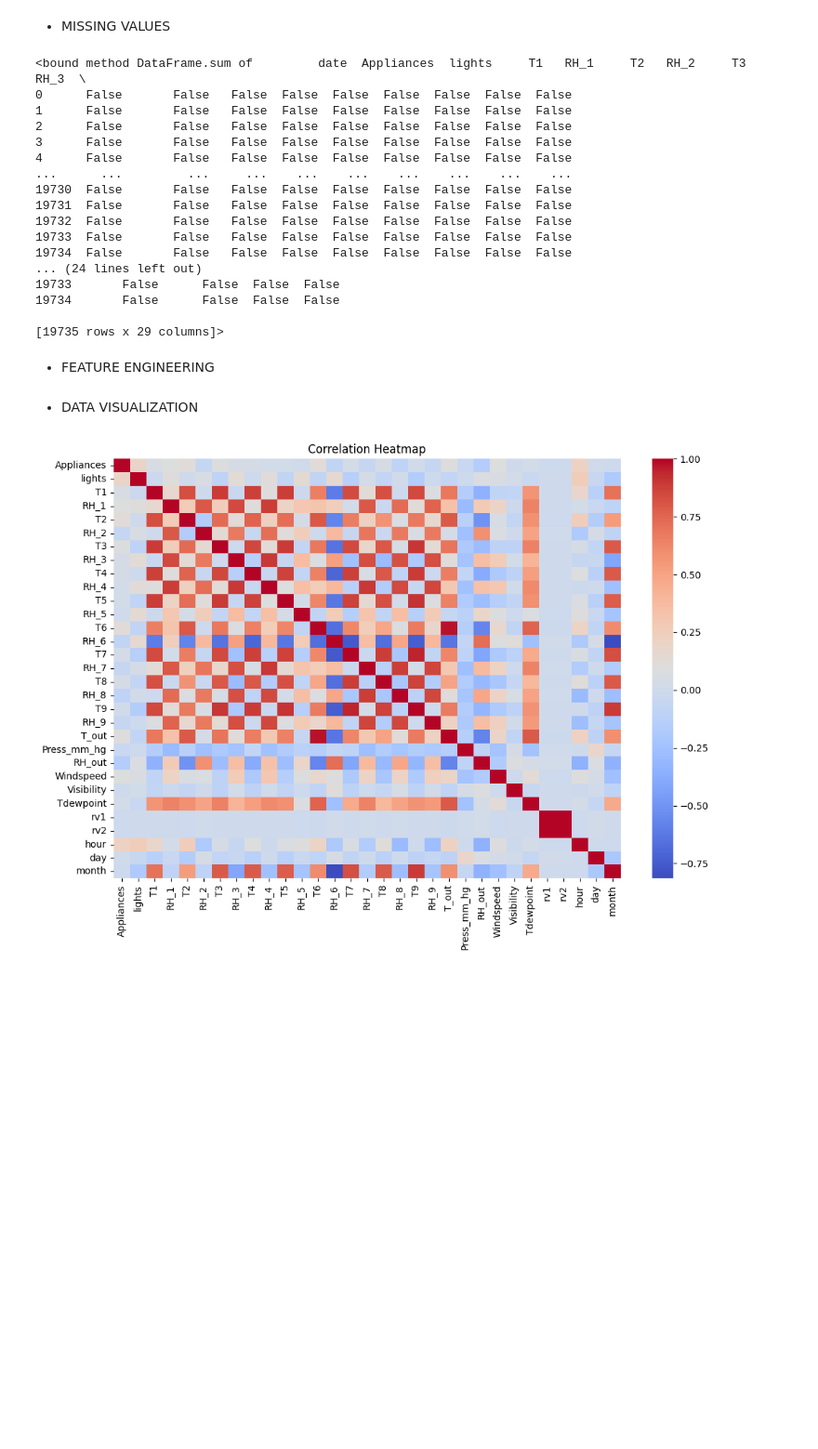
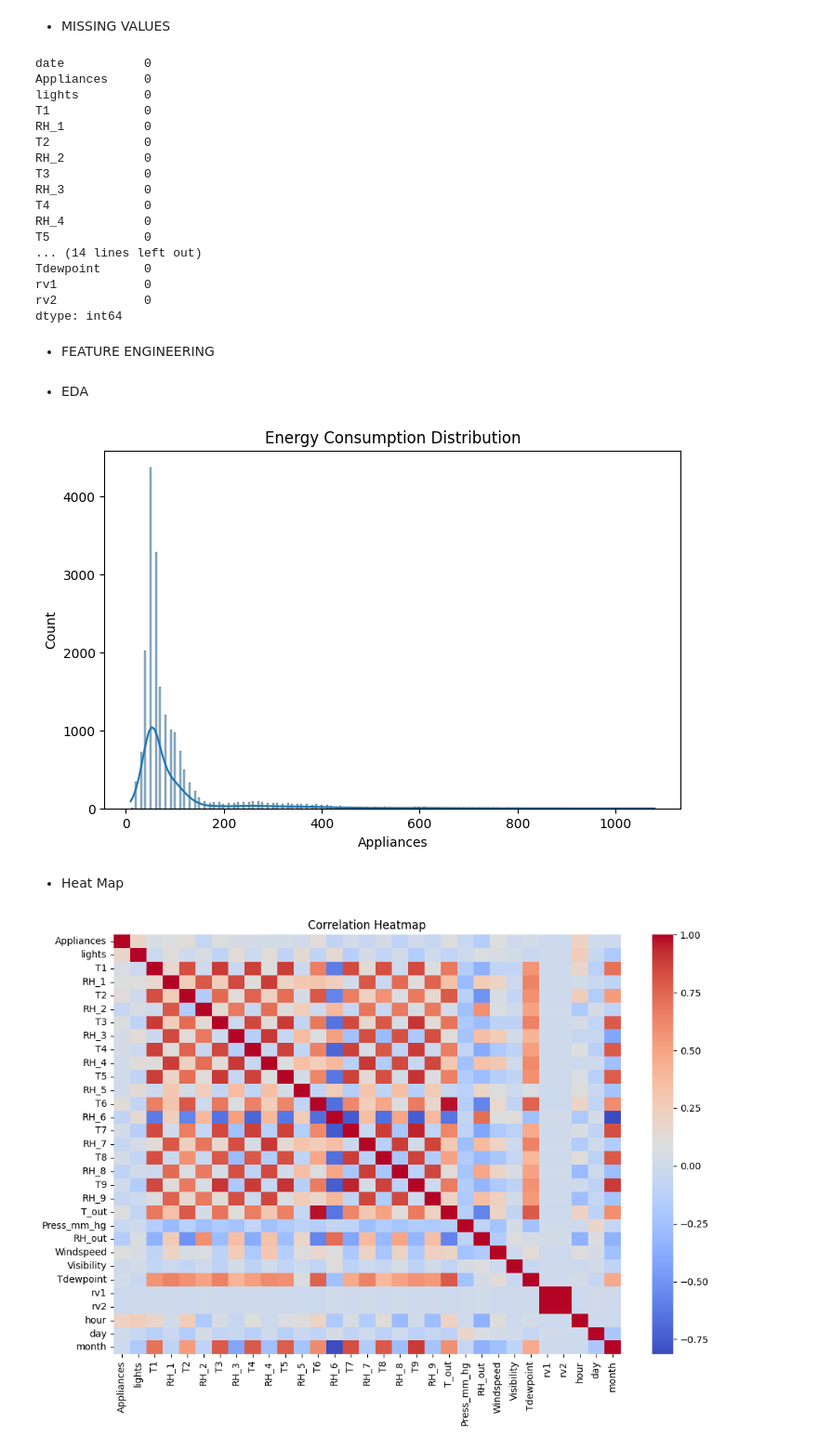
Before and after one commit to ansarisarwarhussain2004-bo/appliance-energy-prediction, a Jupyter notebook: energy_project.ipynb, the cells around one changed output. Shown at 93% size. Cells and saved outputs as stored; diff of their text form; code cells hidden in the pictures; blank space fills up the shorter version.

```diff
--- a/energy_project.ipynb
+++ b/energy_project.ipynb
@@ -56,25 +55,25 @@ None
 # %% [markdown]
 * MISSING VALUES
 # %%
-df.isnull().sum
+df.isnull().sum()
 # %% [output]
-<bound method DataFrame.sum of         date  Appliances  lights     T1   RH_1     T2   RH_2     T3   RH_3  \
-0      False       False   False  False  False  False  False  False  False
-1      False       False   False  False  False  False  False  False  False
-2      False       False   False  False  False  False  False  False  False
-3      False       False   False  False  False  False  False  False  False
-4      False       False   False  False  False  False  False  False  False
-...      ...         ...     ...    ...    ...    ...    ...    ...    ...
-19730  False       False   False  False  False  False  False  False  False
-19731  False       False   False  False  False  False  False  False  False
-19732  False       False   False  False  False  False  False  False  False
-19733  False       False   False  False  False  False  False  False  False
-19734  False       False   False  False  False  False  False  False  False
-... (24 lines left out)
-19733       False      False  False  False
-19734       False      False  False  False
-
-[19735 rows x 29 columns]>
+date           0
+Appliances     0
+lights         0
+T1             0
+RH_1           0
+T2             0
+RH_2           0
+T3             0
+RH_3           0
+T4             0
+RH_4           0
+T5             0
+... (14 lines left out)
+Tdewpoint      0
+rv1            0
+rv2            0
+dtype: int64
 # %% [markdown]
 * FEATURE ENGINEERING
 # %%
@@ -86,4 +86,14 @@ df['month'] = df['date'].dt.month
 df.drop('date', axis=1, inplace=True)
+# %% [markdown]
+* EDA
+# %%
+# Distribution
+plt.figure(figsize=(8,5))
+sns.histplot(df['Appliances'], kde=True)
+plt.title("Energy Consumption Distribution")
+plt.show()
+# %% [output]
+[figure, added]
 # %% [markdown]
-* DATA VISUALIZATION
+* Heat Map
 # %%
```
Also changed, not shown: parts of 8 cells of this notebook, 8 other files.
